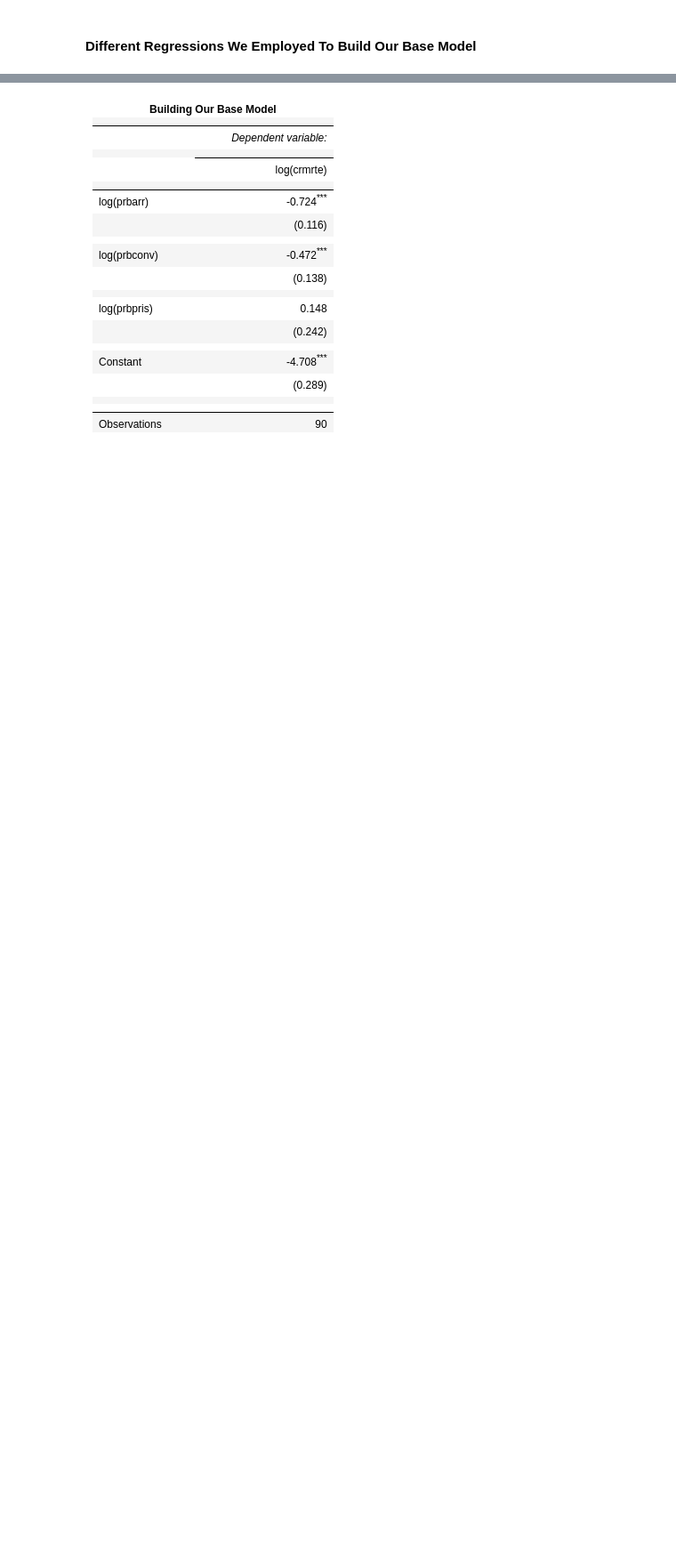
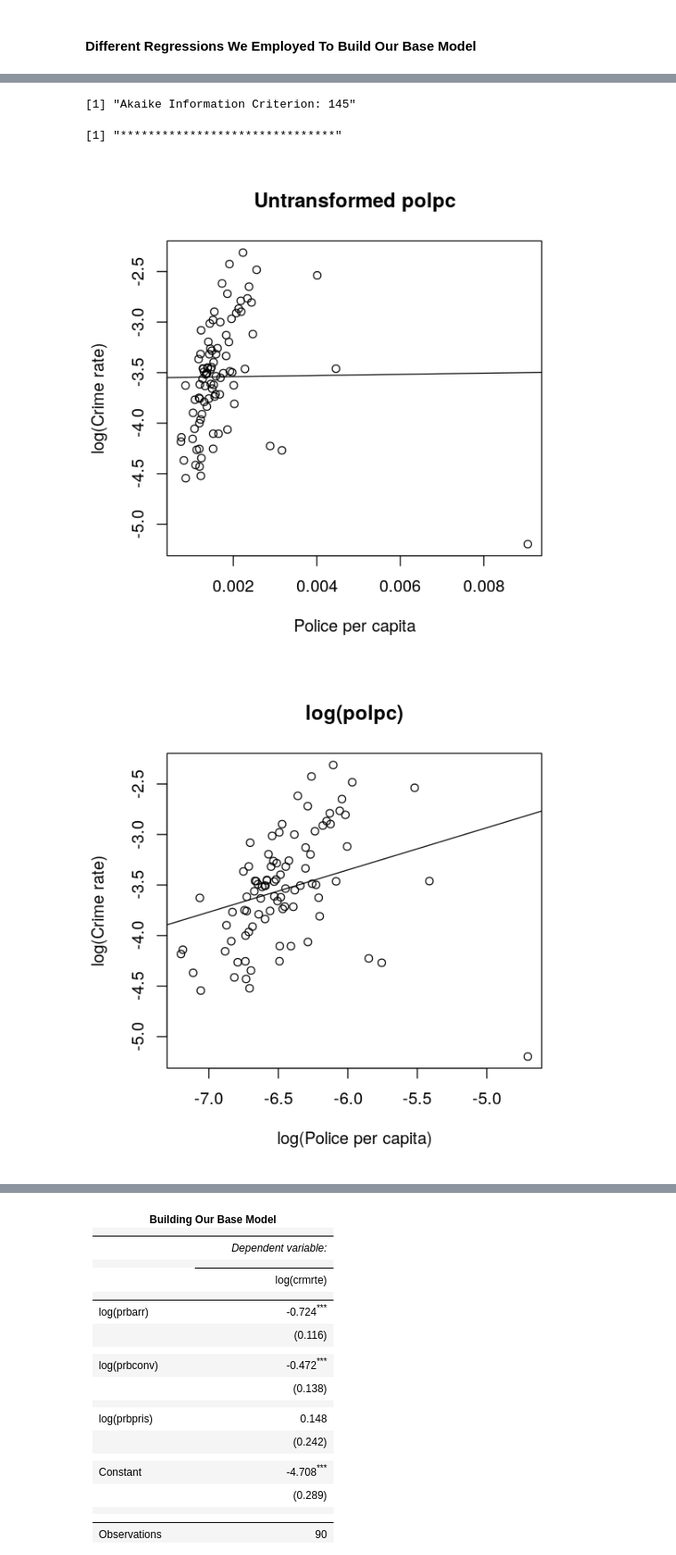
Before and after one commit to ramirocadavid/w203-Lab3, a Jupyter notebook: Temporary/DO_NOT_USE_Errett_Scratch.ipynb, the cells around one changed output, grey strips where cells are left out. Shown at 89% size. Cells and saved outputs as stored; diff of their text form; code cells hidden in the pictures; blank space fills up the shorter version.

Commit message:
Added code to models and conclusions

```diff
--- a/Temporary/DO_NOT_USE_Errett_Scratch.ipynb
+++ b/Temporary/DO_NOT_USE_Errett_Scratch.ipynb
@@ -623,3 +648,25 @@ model19 <- lm(crmrte ~ log(prbpris), data=clean)
 #          report="vc", title="Building Our Base Model",
 #          keep.stat=c("rsq", "n"),
 #          omit.table.layout="n")
+
+# Regresses log(crmrte) on polpc and log(polpc)
+model.p1 <- lm(log(crmrte) ~ polpc, data=clean)
+paste("Model:", summary(model.p1)$call[2])
+paste("R-squared:", round(summary(model.p1)$r.squared, 2))
+paste("Akaike Information Criterion:", round(AIC(model.p1), 0))
+paste("*******************************")
+
+model.p2 <- lm(log(crmrte) ~ log(polpc), data=clean)
+paste("Model:", summary(model.p2)$call[2])
+paste("R-squared:", round(summary(model.p2)$r.squared, 2))
+paste("Akaike Information Criterion:", round(AIC(model.p2), 0))
+paste("*******************************")
+
+# Plots regression lines for polpc models
+plot(clean$polpc, log(clean$crmrte), main="Untransformed polpc",
+     xlab="Police per capita", ylab="log(Crime rate)")
+abline(model.p1)
+plot(log(clean$polpc), log(clean$crmrte), main="log(polpc)",
+     xlab="log(Police per capita)", ylab="log(Crime rate)")
+abline(model.p2)
+# %% [output]
@@ -626,3 +679,7 @@ model19 <- lm(crmrte ~ log(prbpris), data=clean)
+[1] "Akaike Information Criterion: 145"
+[1] "*******************************"
+[figure, added]
+[figure, added]
 # %%
 library(lmtest)
 library(sandwich)
```
Also changed, not shown: parts of 6 cells of this notebook, 1 other file.
